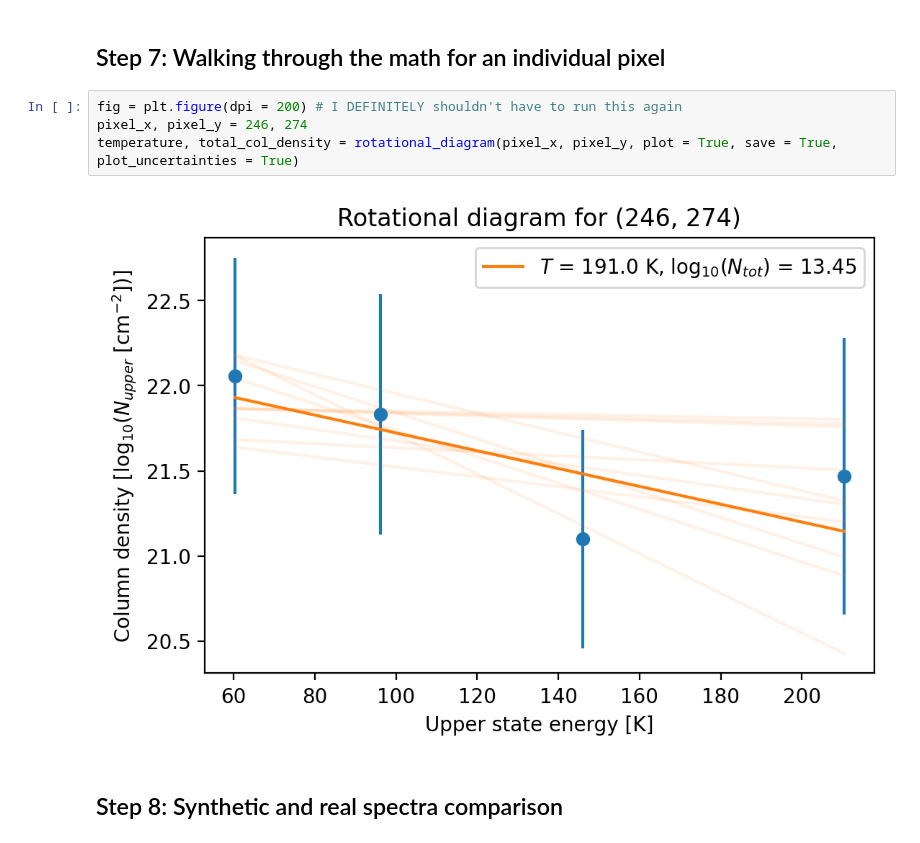
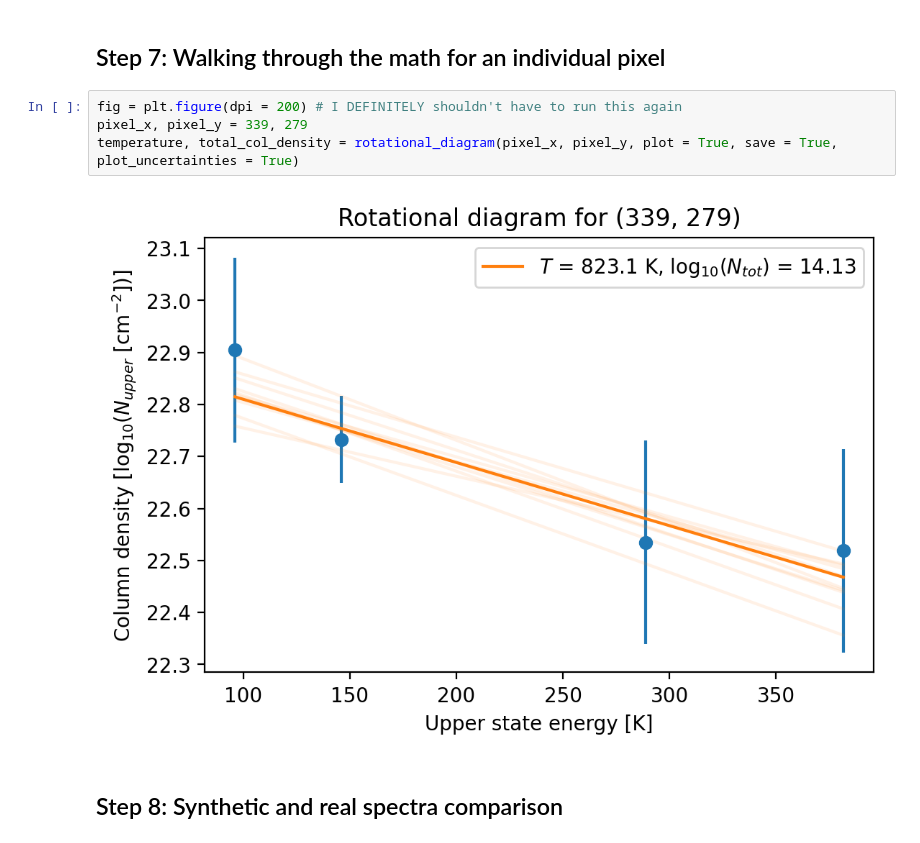
Before and after one commit to abulatek/brick, a Jupyter notebook: first_results/temperature_map/ProcessingTutorial.ipynb, the cells around one changed output. Drawn from its saved outputs; the diff is of its cells as text.

```diff
--- a/first_results/temperature_map/ProcessingTutorial.ipynb
+++ b/first_results/temperature_map/ProcessingTutorial.ipynb
@@ -565,10 +565,10 @@ print(counter)
 ## Step 7: Walking through the math for an individual pixel
 # %%
 fig = plt.figure(dpi = 200) # I DEFINITELY shouldn't have to run this again
-pixel_x, pixel_y = 246, 274
+pixel_x, pixel_y = 339, 279
 temperature, total_col_density = rotational_diagram(pixel_x, pixel_y, plot = True, save = True, plot_uncertainties = True)
 # %% [output]
-[figure, old version]
+[figure, new version]
 # %% [markdown]
 ## Step 8: Synthetic and real spectra comparison
 # %% [markdown]
```
Also changed, not shown: parts of 2 cells of this notebook, 2 other files.
